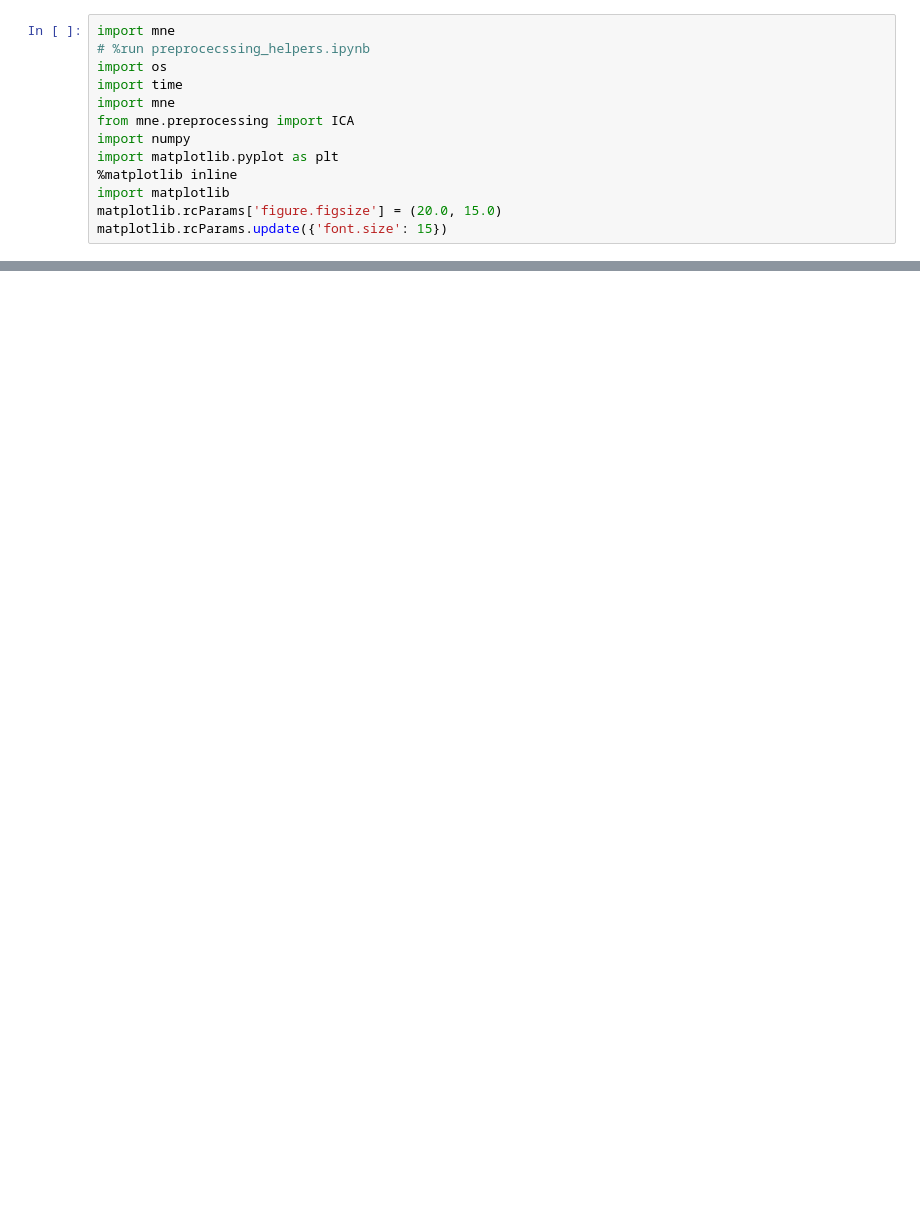
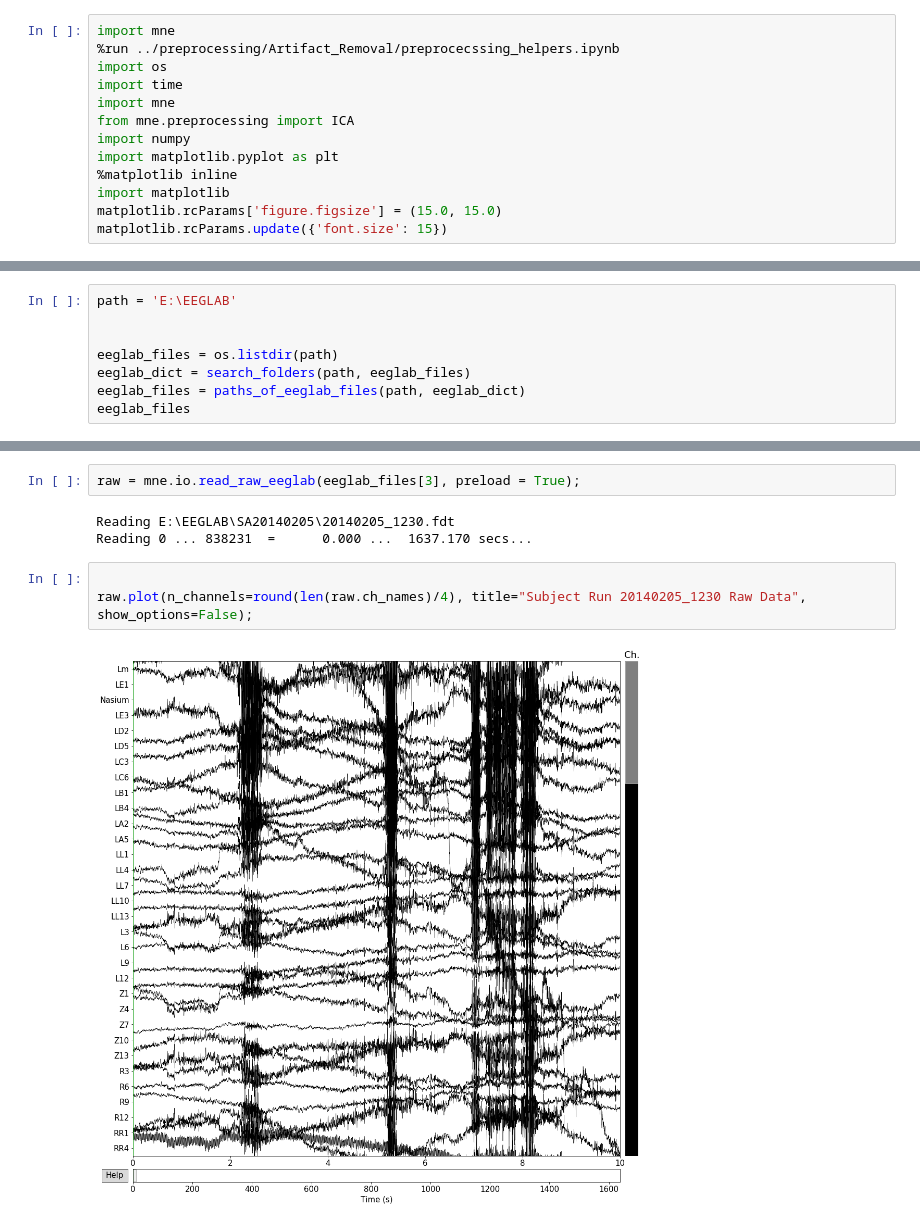
Before and after one commit to edrias/seniorprojecteeg, a Jupyter notebook: preprocessing/Epoch_Testing.ipynb, the cells around one changed output, grey strips where cells are left out. Cells and saved outputs as stored; diff of their text form; blank space fills up the shorter version.

Commit message:
preparing figures for presentation

```diff
--- a/preprocessing/Epoch_Testing.ipynb
+++ b/preprocessing/Epoch_Testing.ipynb
@@ -1,6 +1,6 @@
 # %%
 import mne
-# %run preprocecssing_helpers.ipynb
+%run ../preprocessing/Artifact_Removal/preprocecssing_helpers.ipynb
 import os
 import time
 import mne
@@ -9,5 +9,5 @@ import numpy
 import matplotlib.pyplot as plt
 %matplotlib inline
 import matplotlib
-matplotlib.rcParams['figure.figsize'] = (20.0, 15.0)
+matplotlib.rcParams['figure.figsize'] = (15.0, 15.0)
 matplotlib.rcParams.update({'font.size': 15})
@@ -60,0 +16,8 @@ plt.plot(epoch.get_data()[0,0,:])
+# %%
+path = 'E:\EEGLAB'
+
+
+eeglab_files = os.listdir(path)
+eeglab_dict = search_folders(path, eeglab_files)
+eeglab_files = paths_of_eeglab_files(path, eeglab_dict)
+eeglab_files
@@ -60,0 +42,10 @@ plt.plot(epoch.get_data()[0,0,:])
+# %%
+raw = mne.io.read_raw_eeglab(eeglab_files[3], preload = True);
+# %% [output]
+Reading E:\EEGLAB\SA20140205\20140205_1230.fdt
+Reading 0 ... 838231  =      0.000 ...  1637.170 secs...
+# %%
+
+raw.plot(n_channels=round(len(raw.ch_names)/4), title="Subject Run 20140205_1230 Raw Data", show_options=False);
+# %% [output]
+[figure, added]
```
Also changed, not shown: parts of 11 cells of this notebook, 2 other files.
